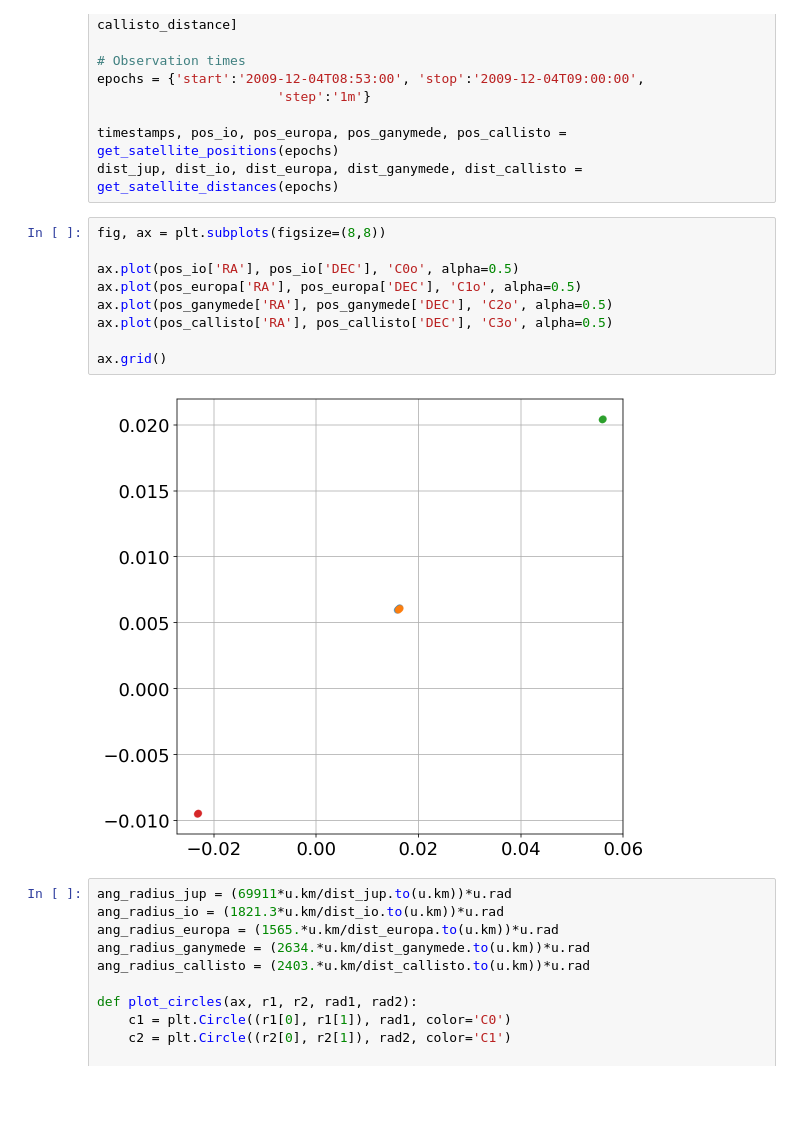
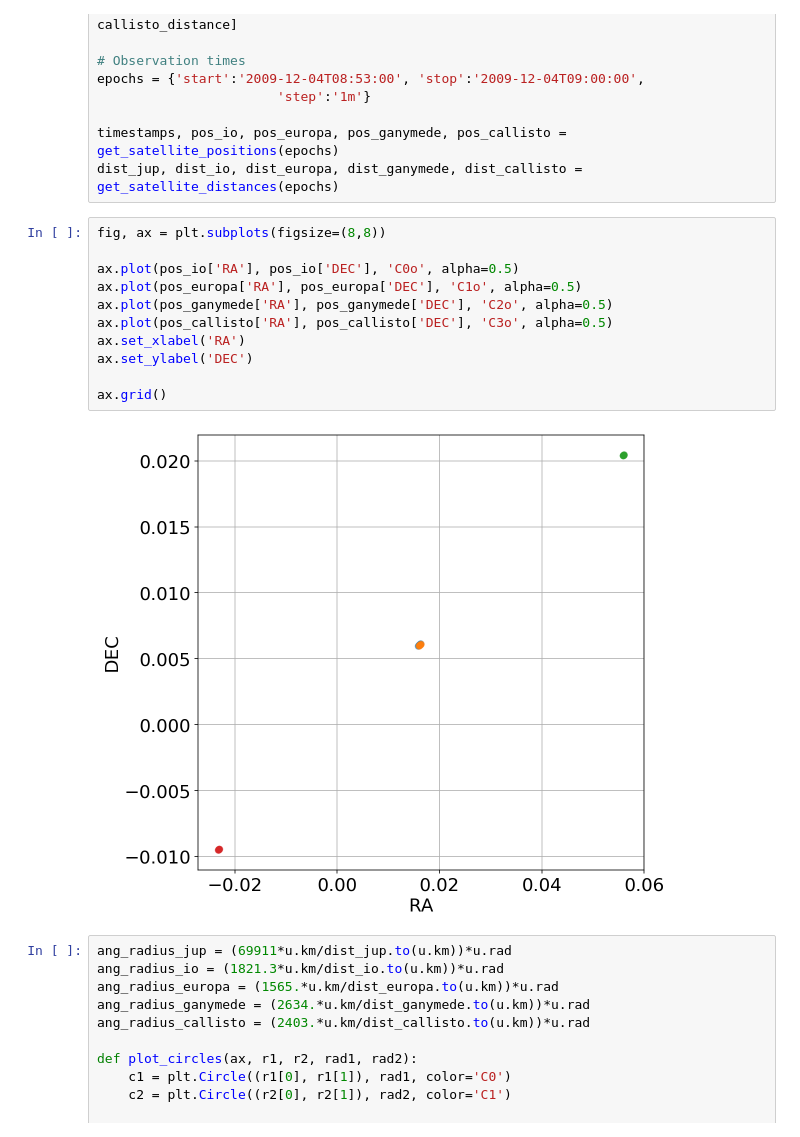
Before and after one commit to fbartolic/volcano, a Jupyter notebook: notebooks/orbital_data.ipynb, the cells around one changed output. Drawn from its saved outputs; the diff is of its cells as text; blank space fills up the shorter version.

```diff
--- a/notebooks/orbital_data.ipynb
+++ b/notebooks/orbital_data.ipynb
@@ -134,14 +134,16 @@ dist_jup, dist_io, dist_europa, dist_ganymede, dist_callisto = get_satellite_dis
 # %%
 fig, ax = plt.subplots(figsize=(8,8))
 
 ax.plot(pos_io['RA'], pos_io['DEC'], 'C0o', alpha=0.5)
 ax.plot(pos_europa['RA'], pos_europa['DEC'], 'C1o', alpha=0.5)
 ax.plot(pos_ganymede['RA'], pos_ganymede['DEC'], 'C2o', alpha=0.5)
 ax.plot(pos_callisto['RA'], pos_callisto['DEC'], 'C3o', alpha=0.5)
+ax.set_xlabel('RA')
+ax.set_ylabel('DEC')
 
 ax.grid()
 # %% [output]
-[figure, old version]
+[figure, new version]
 # %%
 ang_radius_jup = (69911*u.km/dist_jup.to(u.km))*u.rad
 ang_radius_io = (1821.3*u.km/dist_io.to(u.km))*u.rad
```
Also changed, not shown: parts of 16 cells of this notebook.
